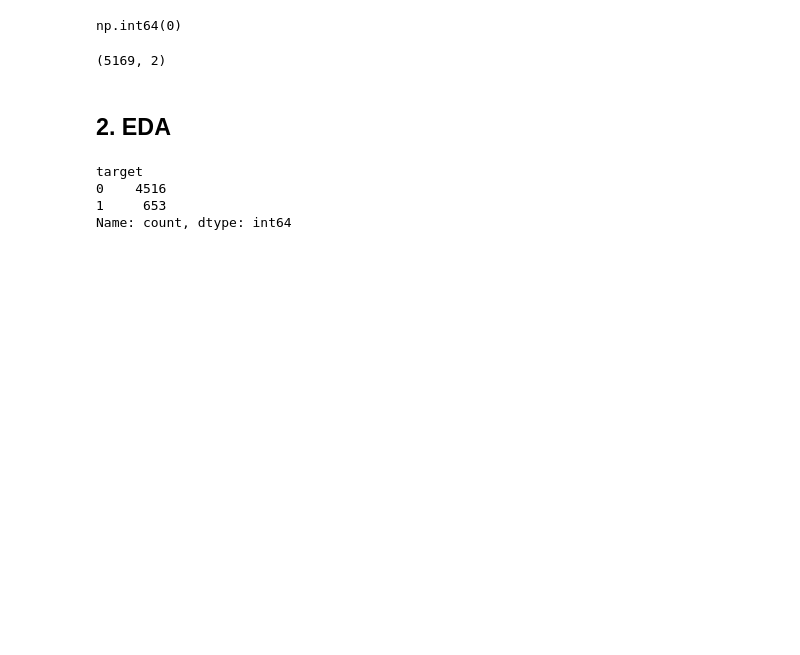
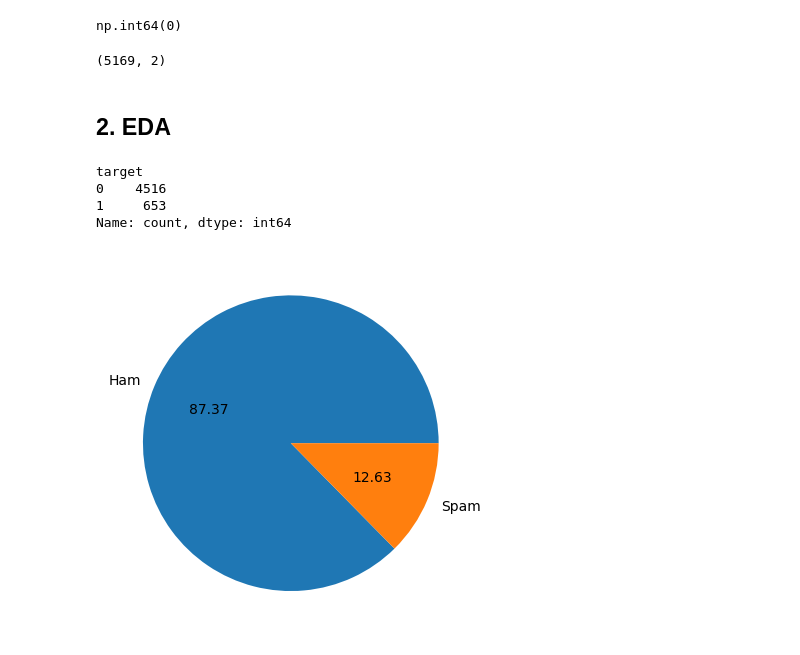
Before and after one commit to anshulkansal121/Python-Programming, a Jupyter notebook: Machine Learning/Projects/SMS-Spam-Classifier/SMS Spam Classifier.ipynb, the cells around one changed output. Saved outputs shown, nothing was run; the diff lists cells and outputs as text; code cells hidden in the pictures; blank space fills up the shorter version.

```diff
--- a/Machine Learning/Projects/SMS-Spam-Classifier/SMS Spam Classifier.ipynb
+++ b/Machine Learning/Projects/SMS-Spam-Classifier/SMS Spam Classifier.ipynb
@@ -100,3 +124,8 @@ target
 0    4516
 1     653
 Name: count, dtype: int64
+# %%
+plt.pie(df['target'].value_counts(),autopct='%.2f',labels=['Ham','Spam'])
+plt.show()
+# %% [output]
+[figure, added]
```
Also changed, not shown: parts of 24 cells of this notebook.
